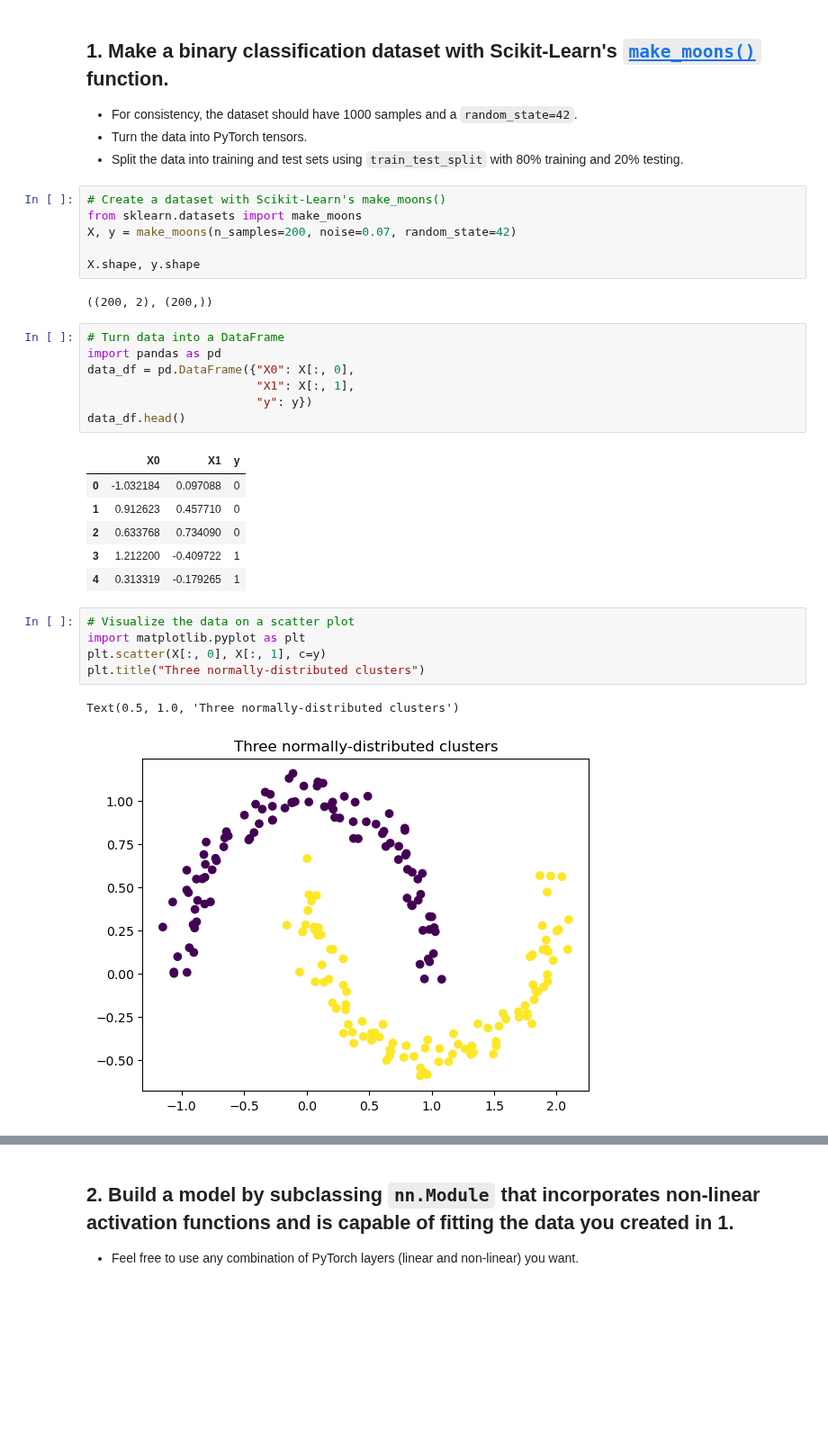
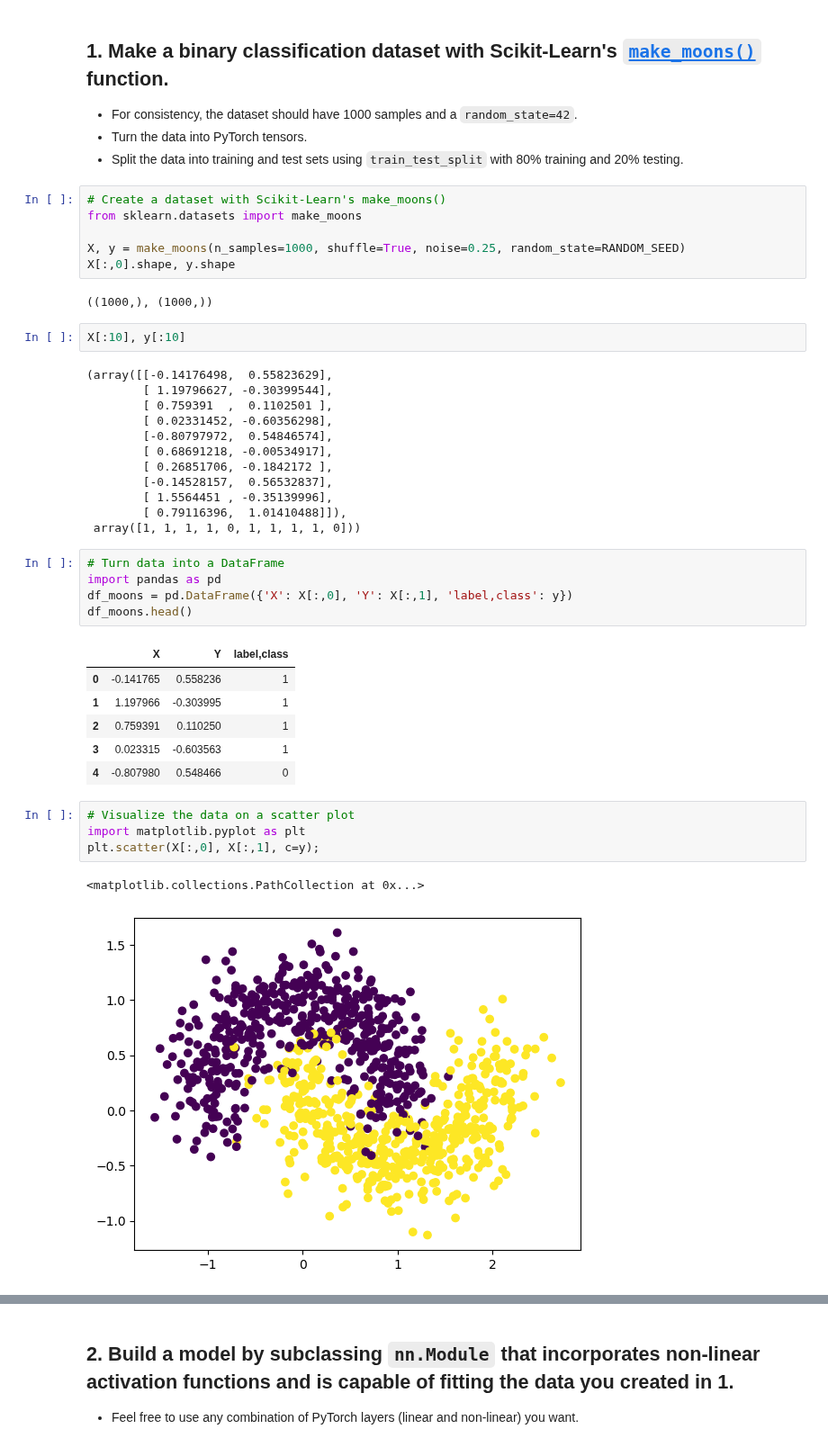
Before and after one commit to ridamansour/PyTorchLearning, a Jupyter notebook: exercises/02_pytorch_classification_exercises.ipynb, the cells around one changed output, grey strips where cells are left out. Shown at 90% size. Cells and saved outputs as stored; diff of their text form; blank space fills up the shorter version.

```diff
--- a/exercises/02_pytorch_classification_exercises.ipynb
+++ b/exercises/02_pytorch_classification_exercises.ipynb
@@ -35,32 +36,43 @@ device(type='cpu')
 # %%
 # Create a dataset with Scikit-Learn's make_moons()
 from sklearn.datasets import make_moons
-X, y = make_moons(n_samples=200, noise=0.07, random_state=42)
 
-X.shape, y.shape
+X, y = make_moons(n_samples=1000, shuffle=True, noise=0.25, random_state=RANDOM_SEED)
+X[:,0].shape, y.shape
 # %% [output]
-((200, 2), (200,))
+((1000,), (1000,))
+# %%
+X[:10], y[:10]
+# %% [output]
+(array([[-0.14176498,  0.55823629],
+        [ 1.19796627, -0.30399544],
+        [ 0.759391  ,  0.1102501 ],
+        [ 0.02331452, -0.60356298],
+        [-0.80797972,  0.54846574],
+        [ 0.68691218, -0.00534917],
+        [ 0.26851706, -0.1842172 ],
+        [-0.14528157,  0.56532837],
+        [ 1.5564451 , -0.35139996],
+        [ 0.79116396,  1.01410488]]),
+ array([1, 1, 1, 1, 0, 1, 1, 1, 1, 0]))
 # %%
 # Turn data into a DataFrame
 import pandas as pd
-data_df = pd.DataFrame({"X0": X[:, 0],
-                        "X1": X[:, 1],
-                        "y": y})
-data_df.head()
+df_moons = pd.DataFrame({'X': X[:,0], 'Y': X[:,1], 'label,class': y})
+df_moons.head()
 # %% [output]
-|  | X0 | X1 | y |
-| 0 | -1.032184 | 0.097088 | 0 |
-| 1 | 0.912623 | 0.457710 | 0 |
-| 2 | 0.633768 | 0.734090 | 0 |
-| 3 | 1.212200 | -0.409722 | 1 |
-| 4 | 0.313319 | -0.179265 | 1 |
+|  | X | Y | label,class |
+| 0 | -0.141765 | 0.558236 | 1 |
+| 1 | 1.197966 | -0.303995 | 1 |
+| 2 | 0.759391 | 0.110250 | 1 |
+| 3 | 0.023315 | -0.603563 | 1 |
+| 4 | -0.807980 | 0.548466 | 0 |
 # %%
 # Visualize the data on a scatter plot
 import matplotlib.pyplot as plt
-plt.scatter(X[:, 0], X[:, 1], c=y)
-plt.title("Three normally-distributed clusters")
+plt.scatter(X[:,0], X[:,1], c=y);
 # %% [output]
-Text(0.5, 1.0, 'Three normally-distributed clusters')
+<matplotlib.collections.PathCollection at 0x...>
-[figure, old version]
+[figure, new version]
 # %%
 # Turn data into tensors of dtype float
```
Also changed, not shown: parts of 24 cells of this notebook, 2 other files.
